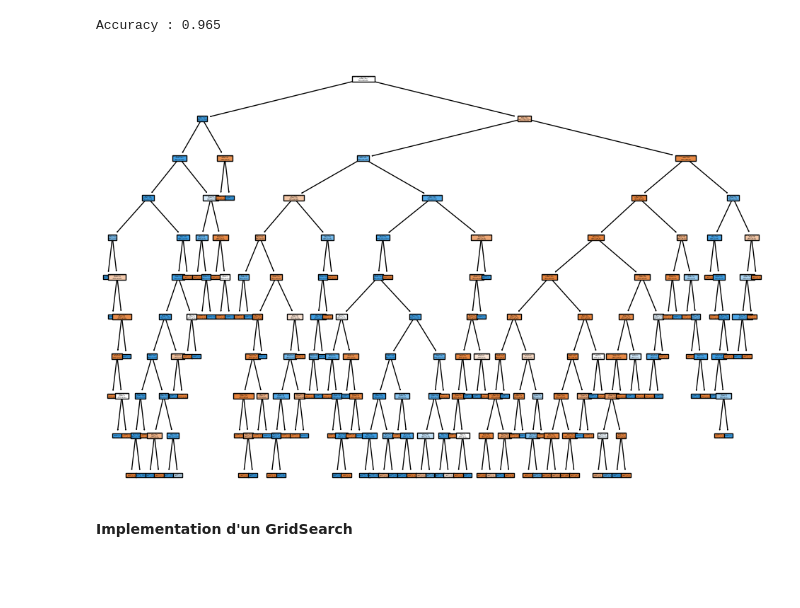
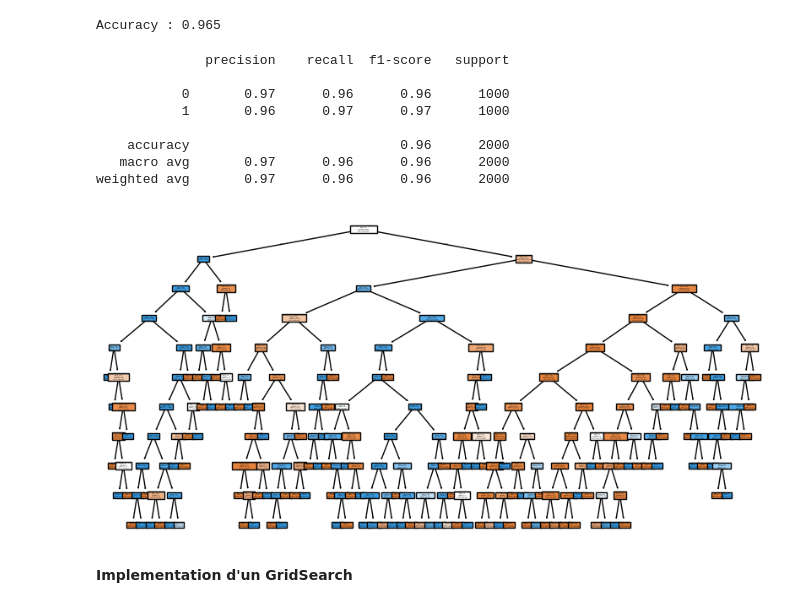
Before and after one commit to limeen298/Projet-Machine-Learning, a Jupyter notebook: Data_analysis.ipynb, the cells around one changed output. Saved outputs shown, nothing was run; the diff lists cells and outputs as text; code cells hidden in the pictures; blank space fills up the shorter version.

```diff
--- a/Data_analysis.ipynb
+++ b/Data_analysis.ipynb
@@ -149,15 +155,26 @@ from sklearn.metrics import (accuracy_score)
 print("Accuracy :", accuracy_score(y_test, y_pred))
 # %% [output]
 Accuracy : 0.965
+# %%
+print(classification_report(y_test, y_pred))
+# %% [output]
+              precision    recall  f1-score   support
+
+           0       0.97      0.96      0.96      1000
+           1       0.96      0.97      0.97      1000
+
+    accuracy                           0.96      2000
+   macro avg       0.97      0.96      0.96      2000
+weighted avg       0.97      0.96      0.96      2000
 # %%
 from sklearn import tree
 import matplotlib.pyplot as plt
 
-plt.figure(figsize=(12, 8))
+plt.figure(figsize=(10, 5))
 tree.plot_tree(model, filled=True, feature_names=X.columns, class_names=["Legitimate", "Phishing"])
 plt.show()
 # %% [output]
-[figure, old version]
+[figure, new version]
 # %% [markdown]
 **Implementation d'un GridSearch**
 # %%
```
Also changed, not shown: parts of 6 cells of this notebook.
